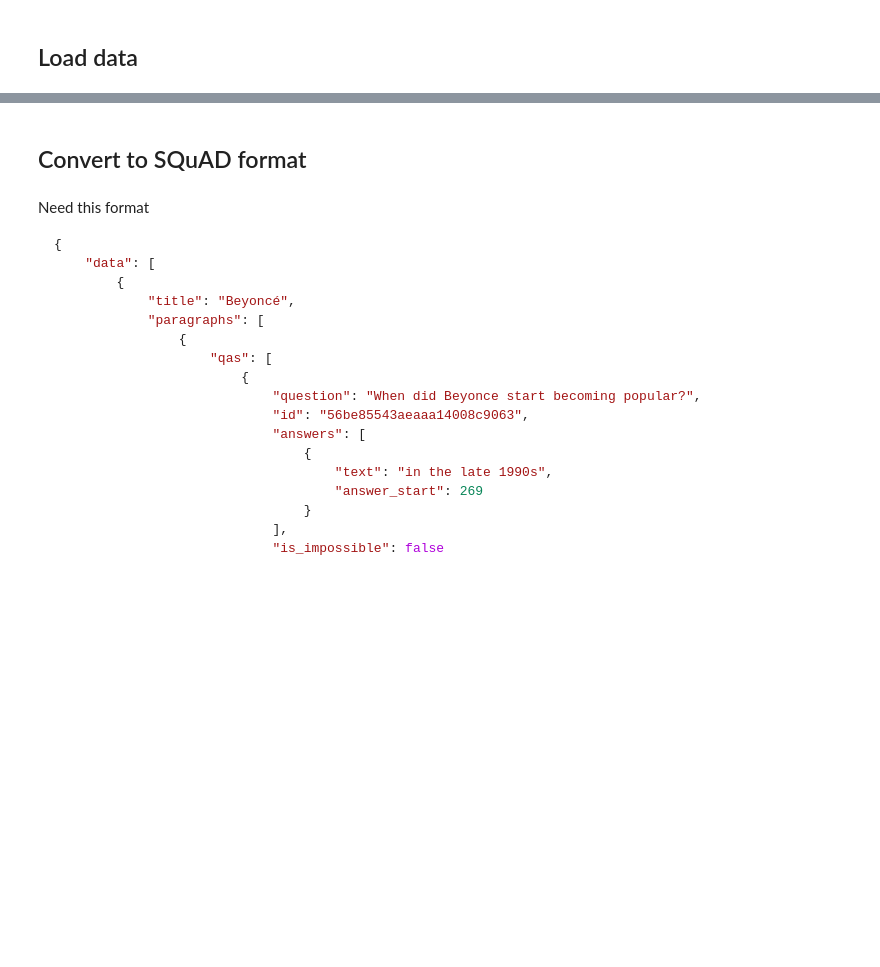
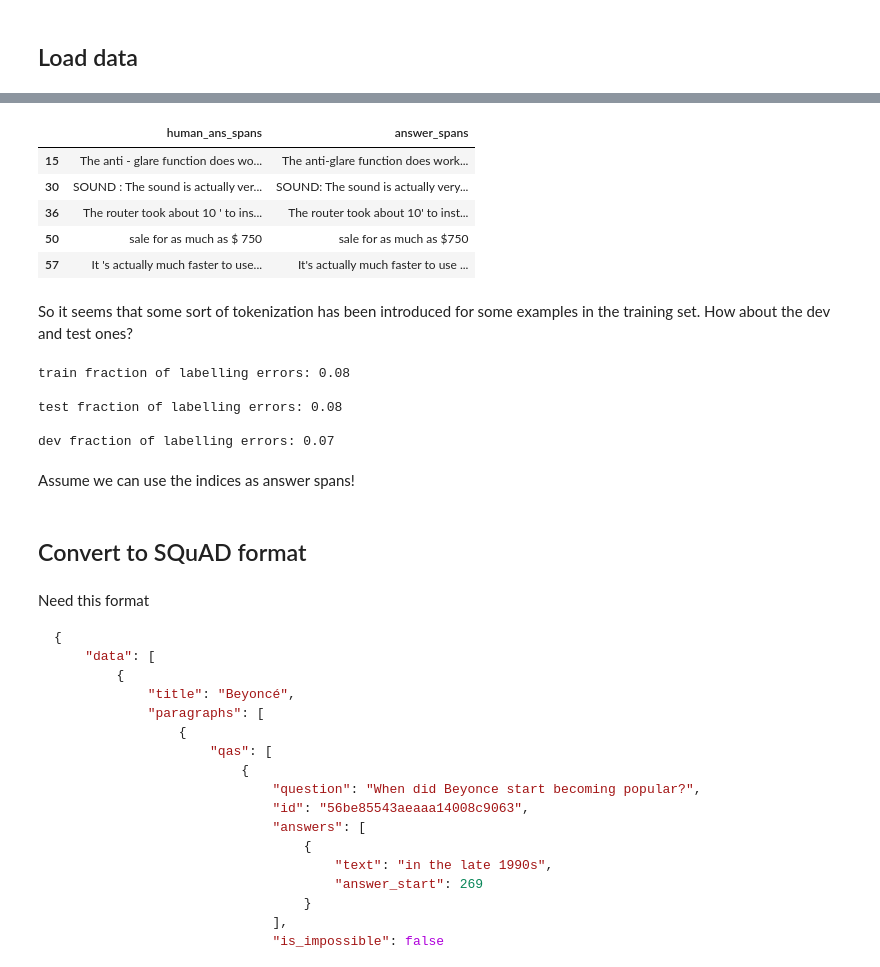
Before and after one commit to lewtun/transformerlab, a Jupyter notebook: experiments.haystack-subjqa.ipynb, the cells around one changed output, grey strips where cells are left out. Drawn from its saved outputs; the diff is of its cells as text; code cells hidden in the pictures; blank space fills up the shorter version.

```diff
--- a/experiments.haystack-subjqa.ipynb
+++ b/experiments.haystack-subjqa.ipynb
@@ -71,0 +124,10 @@ electronics_df.shape
+# %%
+# convert span indices to tuples
+train_df["human_ans_indices"] = train_df["human_ans_indices"].apply(lambda x : eval(x))
+# %%
+def extract_answer_spans(row):
+    start_idx, end_idx = row["human_ans_indices"]
+    return row["review"][start_idx:end_idx]
+# %%
+train_df["answer_spans"] = train_df.apply(extract_answer_spans, axis=1)
+train_df.head(1)
@@ -72,3 +137,31 @@ electronics_df.shape
+# %%
+mask = train_df["human_ans_spans"].str.len() != train_df["answer_spans"].str.len()
+# %%
+train_df.loc[mask].head()[["human_ans_spans", "answer_spans"]]
+# %% [output]
+|  | human_ans_spans | answer_spans |
+| 15 | The anti - glare function does wo... | The anti-glare function does work... |
+| 30 | SOUND : The sound is actually ver... | SOUND: The sound is actually very... |
+| 36 | The router took about 10 ' to ins... | The router took about 10' to inst... |
+| 50 | sale for as much as $ 750 | sale for as much as $750 |
+| 57 | It 's actually much faster to use... | It's actually much faster to use ... |
+# %% [markdown]
+So it seems that some sort of tokenization has been introduced for some examples in the training set. How about the dev and test ones?
+# %%
+for k,v in dfs.items():
+    # convert to tuples
+    v["human_ans_indices"] = v["human_ans_indices"].apply(lambda x : eval(x))
+    v["answer_spans"] = v.apply(extract_answer_spans, axis=1)
+    mask = v["human_ans_spans"].str.len() != v["answer_spans"].str.len()
+    print(f"{k} fraction of labelling errors: {len(v.loc[mask]) / len(v):.2f}", "\n")
+# %% [output]
+train fraction of labelling errors: 0.08
+
+test fraction of labelling errors: 0.08
+
+dev fraction of labelling errors: 0.07
+# %% [markdown]
+Assume we can use the indices as answer spans!
 # %% [markdown]
 ## Convert to SQuAD format
 # %% [markdown]
```
Also changed, not shown: parts of 111 cells of this notebook, 1 other file.
